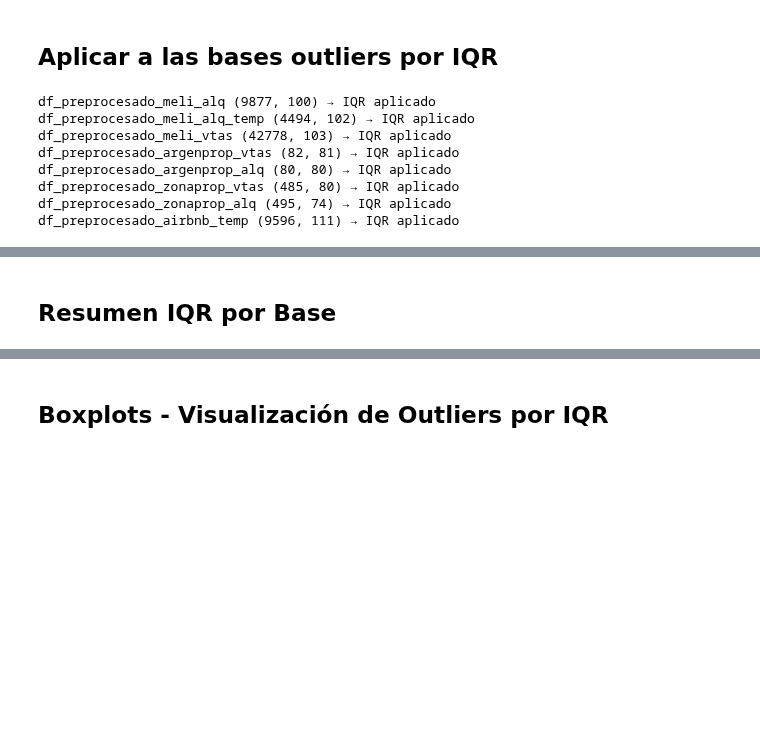
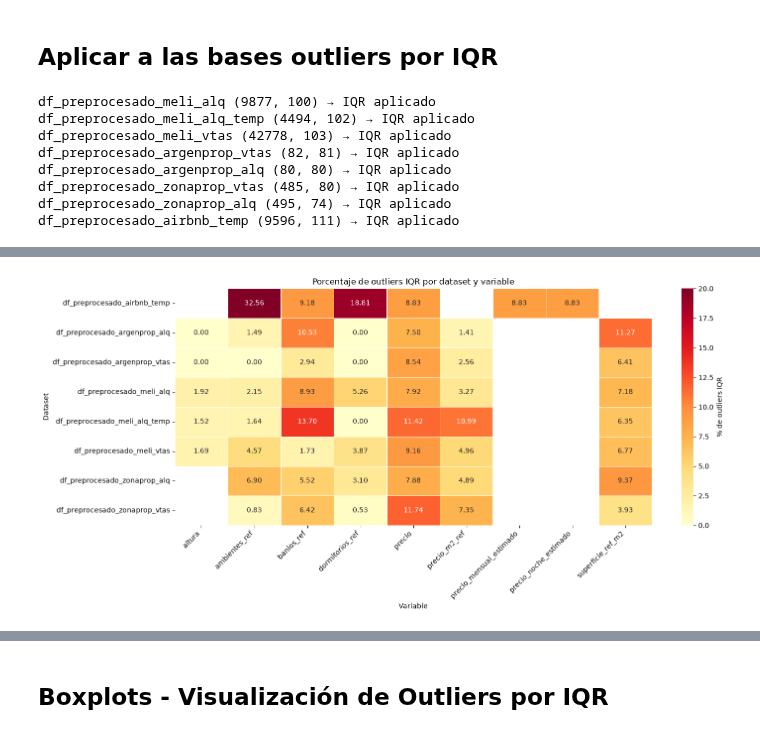
Before and after one commit to arirakowitba/TP_analitica_descriptiva_grupo1_2q2026, a Jupyter notebook: notebooks/04_outliers.ipynb, the cells around one changed output, grey strips where cells are left out. Cells and saved outputs as stored; diff of their text form; code cells hidden in the pictures; blank space fills up the shorter version.

Commit message:
analisis de outliers

```diff
--- a/notebooks/04_outliers.ipynb
+++ b/notebooks/04_outliers.ipynb
@@ -502,32 +556,73 @@ reporte_iqr_todas.to_csv(
     REPORTS_DIR /
     'reporte_outliers_iqr_todas_las_bases.csv',
     index=False
 )
+
+# ============================================================
+# HEATMAP - % DE OUTLIERS IQR POR DATASET Y VARIABLE
+# ============================================================
+
+import matplotlib.pyplot as plt
+import seaborn as sns
+
+# Pasar de formato largo a matriz
+matriz_iqr = reporte_iqr_todas.pivot(
+    index='dataset',
+    columns='variable',
+    values='pct_outliers_iqr'
+)
+
+# Ordenar datasets
+matriz_iqr = matriz_iqr.sort_index()
+
+# Crear gráfico
+
+plt.figure(figsize=(15, 7))
+
+sns.heatmap(
+    matriz_iqr,
+    annot=True,
+    fmt='.2f',
+    cmap='YlOrRd',
+    linewidths=0.5,
+    vmin=0,
+    vmax=20,
+    cbar_kws={'label': '% de outliers IQR'}
+)
+
+plt.title('Porcentaje de outliers IQR por dataset y variable')
+plt.xlabel('Variable')
+plt.ylabel('Dataset')
+
+plt.xticks(rotation=45, ha='right')
+plt.yticks(rotation=0)
+
+plt.tight_layout()
+plt.show()
 # %% [output]
 df_preprocesado_meli_alq (9877, 100) → IQR aplicado
 df_preprocesado_meli_alq_temp (4494, 102) → IQR aplicado
 df_preprocesado_meli_vtas (42778, 103) → IQR aplicado
 df_preprocesado_argenprop_vtas (82, 81) → IQR aplicado
 df_preprocesado_argenprop_alq (80, 80) → IQR aplicado
 df_preprocesado_zonaprop_vtas (485, 80) → IQR aplicado
 df_preprocesado_zonaprop_alq (495, 74) → IQR aplicado
 df_preprocesado_airbnb_temp (9596, 111) → IQR aplicado
 |  | dataset | variable | n_validos | n_outliers_iqr | pct_outliers_iqr |
 | 0 | df_preprocesado_meli_alq | precio | 9877 | 782 | 7.92 |
 | 1 | df_preprocesado_meli_alq | precio_m2_ref | 9835 | 322 | 3.27 |
 | 2 | df_preprocesado_meli_alq | superficie_ref_m2 | 9835 | 706 | 7.18 |
 | 3 | df_preprocesado_meli_alq | ambientes_ref | 9603 | 206 | 2.15 |
 | 4 | df_preprocesado_meli_alq | dormitorios_ref | 38 | 2 | 5.26 |
 | 5 | df_preprocesado_meli_alq | banios_ref | 9689 | 865 | 8.93 |
 | 6 | df_preprocesado_meli_alq | altura | 8473 | 163 | 1.92 |
 | 7 | df_preprocesado_meli_alq_temp | precio | 4494 | 513 | 11.42 |
 | 8 | df_preprocesado_meli_alq_temp | precio_m2_ref | 4475 | 492 | 10.99 |
 | 9 | df_preprocesado_meli_alq_temp | superficie_ref_m2 | 4475 | 284 | 6.35 |
 | ... | ... | ... | ... | ... | ... |
 | 48 | df_preprocesado_airbnb_temp | precio_noche_estimado | 9596 | 847 | 8.83 |
 | 49 | df_preprocesado_airbnb_temp | precio_mensual_estimado | 9596 | 847 | 8.83 |
 | 50 | df_preprocesado_airbnb_temp | ambientes_ref | 9594 | 3124 | 32.56 |
 | 51 | df_preprocesado_airbnb_temp | dormitorios_ref | 7969 | 1499 | 18.81 |
 | 52 | df_preprocesado_airbnb_temp | banios_ref | 9547 | 876 | 9.18 |
+[figure, added]
-# %% [markdown]
-## Resumen IQR por Base
```
Also changed, not shown: parts of 15 cells of this notebook.
